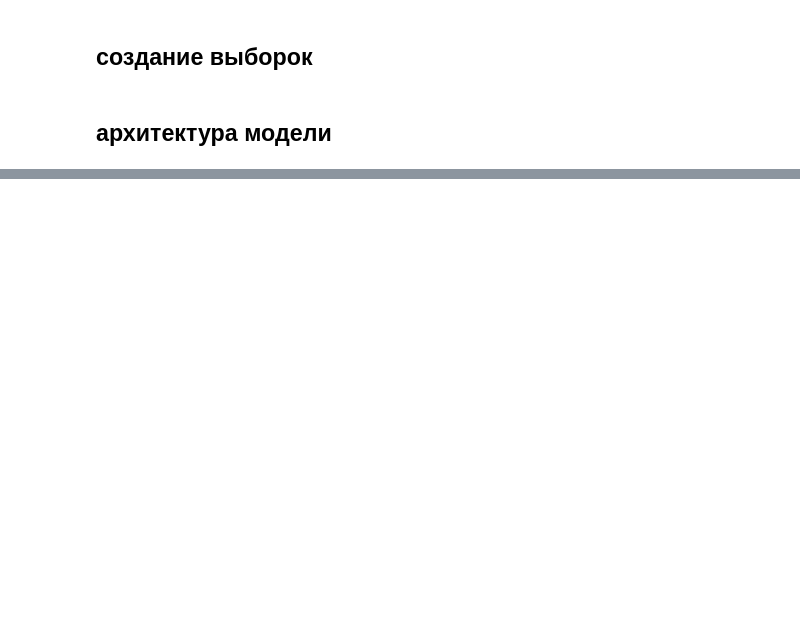
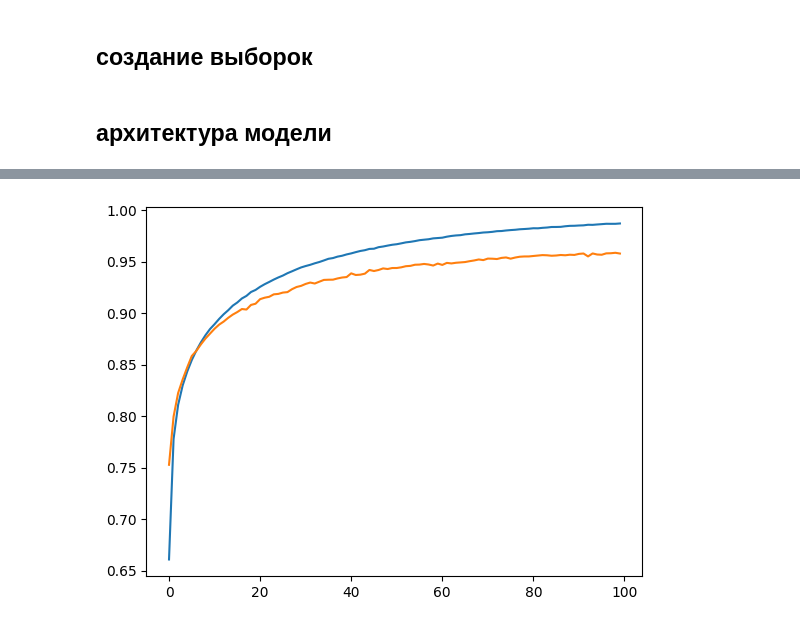
Before and after one commit to tihunn/emotion_testing, a Jupyter notebook: emotional_testing.ipynb, the cells around one changed output, grey strips where cells are left out. Saved outputs shown, nothing was run; the diff lists cells and outputs as text; code cells hidden in the pictures; blank space fills up the shorter version.

```diff
--- a/emotional_testing.ipynb
+++ b/emotional_testing.ipynb
@@ -609,3 +659,25 @@ x_val_data_scaled = x_scaler.transform(x_val_data)
+# %%
+import numpy as np
+from sklearn.preprocessing import StandardScaler
+from sklearn.model_selection import train_test_split
+
+# Combine the data and labels
+x_combined = np.concatenate((x_train_data, x_val_data), axis=0)
+y_combined = np.concatenate((y_train_data, y_val_data), axis=0)
+
+# Shuffle the combined data and labels in unison
+indices = np.random.permutation(len(x_combined))
+x_combined_shuffled = x_combined[indices]
+y_combined_shuffled = y_combined[indices]
+
+# Normalize the combined data
+scaler = StandardScaler()
+x_combined_normalized = scaler.fit_transform(x_combined_shuffled)
+
+# Split back into training and validation sets (e.g., 80% train, 20% validation)
+x_train, x_val, y_train, y_val = train_test_split(x_combined_normalized, y_combined_shuffled, test_size=0.2, random_state=42)
+
+# Now, x_train, y_train are the training sets and x_val, y_val are the validation sets
 # %% [markdown]
 ## архитектура модели
 # %%
@@ -621,11 +693,11 @@ def compile_train(model,         # модель нейронной сети
                 metrics=['accuracy'])
 
     # Обучение
-    history = model.fit(x_train_data_scaled_shuffled,
-                        y_train_data_shuffled,
+    history = model.fit(x_train,
+                        y_train,
                         epochs=epochs,
                         batch_size=batch_size,
-                        validation_data=(x_val_data_scaled_shuffled, y_val_data_shuffled))
+                        validation_data=(x_val, y_val))
 
     # Вывод графика обучения
     plt.plot(history.history["accuracy"])
@@ -656,7 +728,7 @@ def eval_model(model,  # обученная модель нейронной се
     plt.show()
 # %%
 # Сеть с 7 ветками, разным количеством нейронов и функциями активации
-input1 = Input(x_train_data_scaled_shuffled.shape[1:])
+input1 = Input(x_train.shape[1:])
 
 x1 = Dense(64, activation="elu")(input1)
 x1 = Dense(64, activation="elu")(x1)
@@ -705 +777,2 @@ Epoch 24/100
+[figure, added]
 # %%
```
Also changed, not shown: parts of 11 cells of this notebook.
